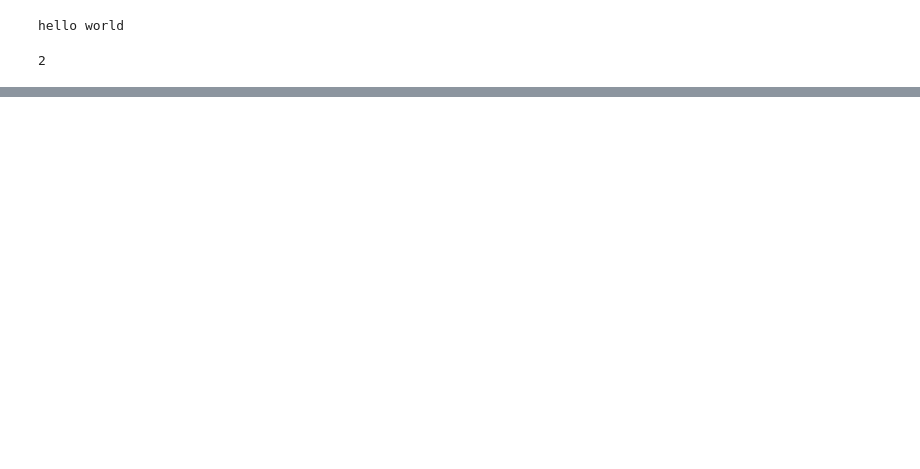
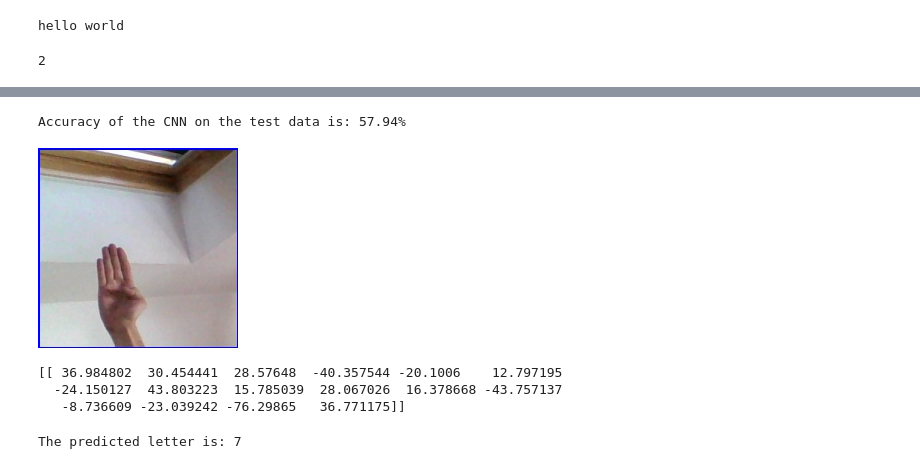
Before and after one commit to Sign-My-Name/CNN-Training, a Jupyter notebook: playground.ipynb, the cells around one changed output, grey strips where cells are left out. Cells and saved outputs as stored; diff of their text form; code cells hidden in the pictures; blank space fills up the shorter version.

```diff
--- a/playground.ipynb
+++ b/playground.ipynb
@@ -54,0 +129,18 @@ IndexError: Target 15 is out of bounds.
+# %%
+with torch.no_grad():
+    for X_test, y_test in test_loader:
+        X_test = X_test.to(device)
+        y_test = y_test.to(device)
+
+        outputs = loaded_model(X_test)
+        _, predicted = torch.max(outputs.data, 1)
+
+        total += y_test.size(0)
+
+        correct += (predicted == y_test).sum().item()
+
+
+accuracy = 100 * correct / total
+print(f'Accuracy of the CNN on the test data is: {accuracy:.2f}%')
+# %% [output]
+Accuracy of the CNN on the test data is: 57.94%
@@ -54,0 +149,27 @@ IndexError: Target 15 is out of bounds.
+# %%
+test_image_path = 'full_Images\B\B1532.jpg'
+test_image = Image.open(test_image_path)
+test_image
+# %% [output]
+[figure, added]
+# %%
+input_tensor = transform(test_image).unsqueeze(0)
+input_tensor = input_tensor.to(device)
+with torch.no_grad():
+    output = loaded_model(input_tensor)
+
+
+softmax = torch.nn.Softmax(dim=1)
+probabilities = softmax(output)
+output_numpy = output.cpu().numpy()
+print(output_numpy)
+# %% [output]
+[[ 36.984802  30.454441  28.57648  -40.357544 -20.1006    12.797195
+  -24.150127  43.803223  15.785039  28.067026  16.378668 -43.757137
+   -8.736609 -23.039242 -76.29865   36.771175]]
+# %%
+probabilities = torch.nn.functional.softmax(output, dim=1)
+predicted_class = torch.argmax(probabilities, dim=1).item()
+print(f"The predicted letter is: {predicted_class}")
+# %% [output]
+The predicted letter is: 7
```
Also changed, not shown: parts of 10 cells of this notebook, 2 other files.
